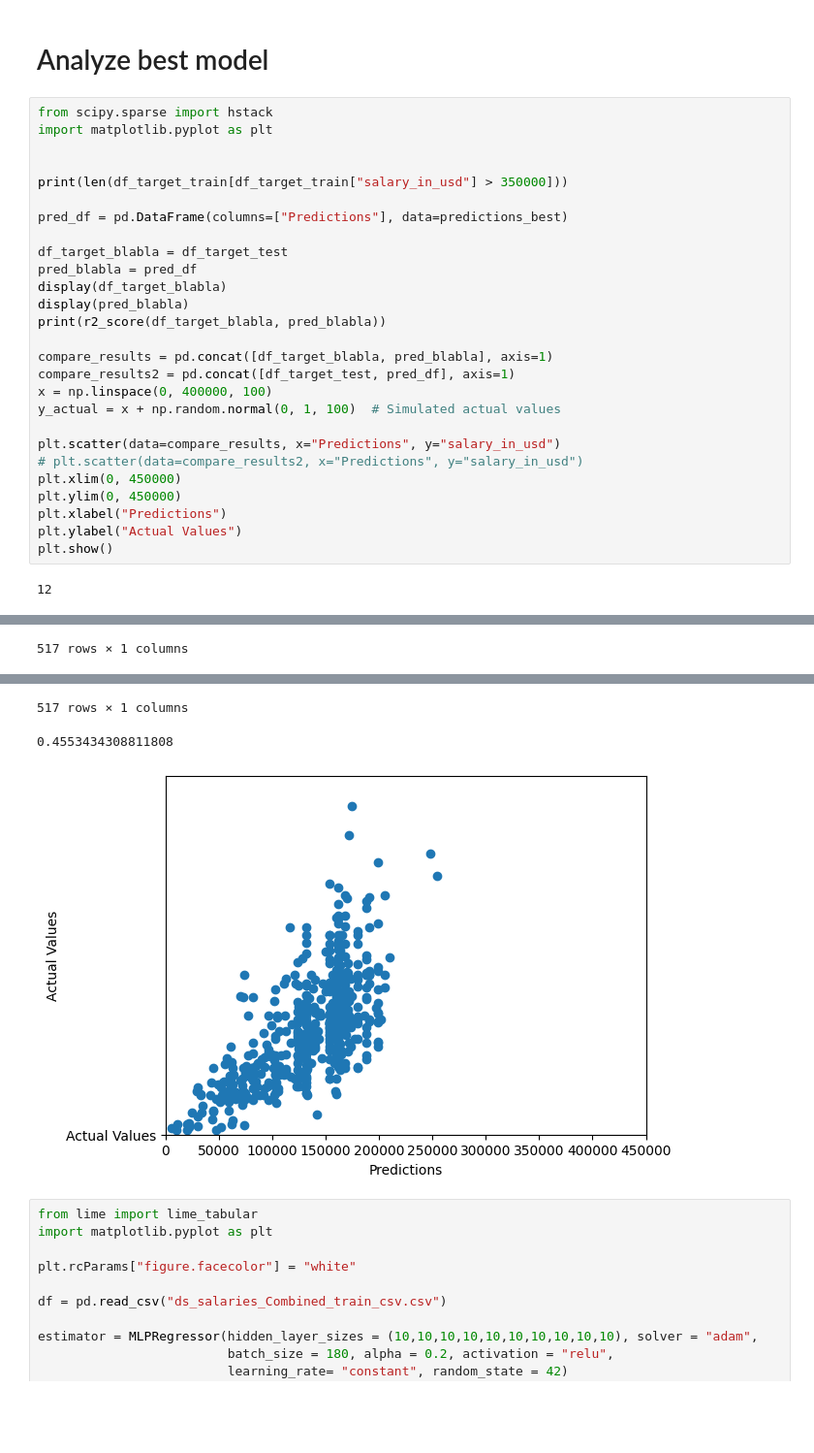
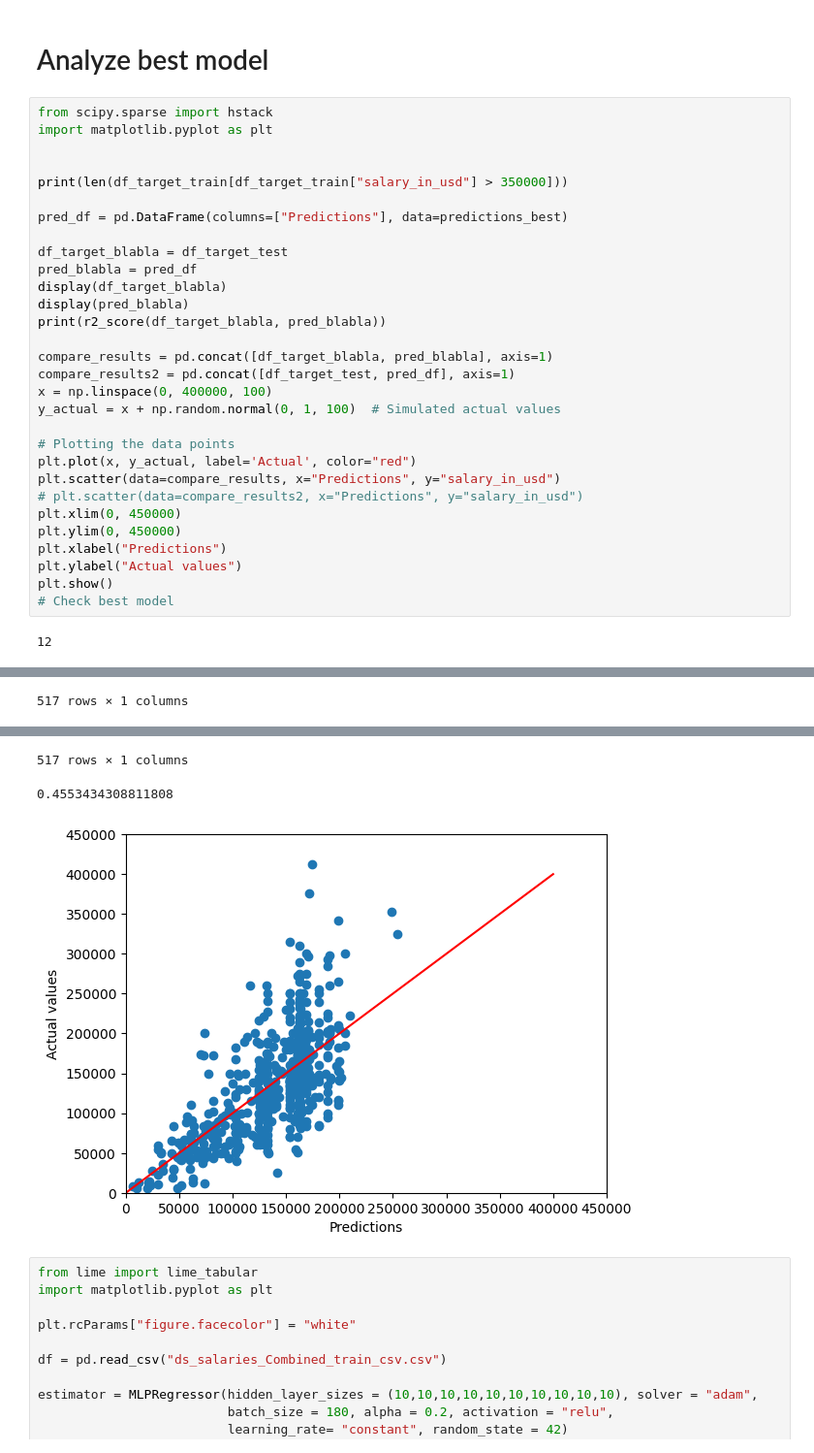
Before and after one commit to ueaul/data-mining-projekt, a Jupyter notebook: Notebooks/AllModels_strat.ipynb, the cells around one changed output, grey strips where cells are left out. Shown at 97% size. Drawn from its saved outputs; the diff is of its cells as text; blank space fills up the shorter version.

Commit message:
adjust scatter

```diff
--- a/Notebooks/AllModels_strat.ipynb
+++ b/Notebooks/AllModels_strat.ipynb
@@ -676,43 +676,46 @@ compare_results2 = pd.concat([df_target_test, pred_df], axis=1)
 x = np.linspace(0, 400000, 100)
 y_actual = x + np.random.normal(0, 1, 100)  # Simulated actual values
 
+# Plotting the data points
+plt.plot(x, y_actual, label='Actual', color="red")
 plt.scatter(data=compare_results, x="Predictions", y="salary_in_usd")
 # plt.scatter(data=compare_results2, x="Predictions", y="salary_in_usd")
 plt.xlim(0, 450000)
 plt.ylim(0, 450000)
 plt.xlabel("Predictions")
-plt.ylabel("Actual Values")
+plt.ylabel("Actual values")
 plt.show()
+# Check best model
 # %% [output]
 12
 |  | salary_in_usd |
 | 0 | 91237 |
 | 1 | 155000 |
 | 2 | 128875 |
 | 3 | 66022 |
 | 4 | 190000 |
 | ... | ... |
 | 512 | 60000 |
 | 513 | 72200 |
 | 514 | 12608 |
 | 515 | 95000 |
 | 516 | 140000 |
 517 rows × 1 columns
 |  | Predictions |
 | 0 | 62037.124774 |
 | 1 | 131909.551914 |
 | 2 | 153829.543731 |
 | 3 | 54558.913266 |
 | 4 | 162067.069801 |
 | ... | ... |
 | 512 | 128936.437985 |
 | 513 | 132434.449956 |
 | 514 | 62287.649832 |
 | 515 | 89978.974391 |
 | 516 | 140060.636201 |
 517 rows × 1 columns
 0.4553434308811808
-[figure, old version]
+[figure, new version]
 # %%
 from lime import lime_tabular
 import matplotlib.pyplot as plt
```
